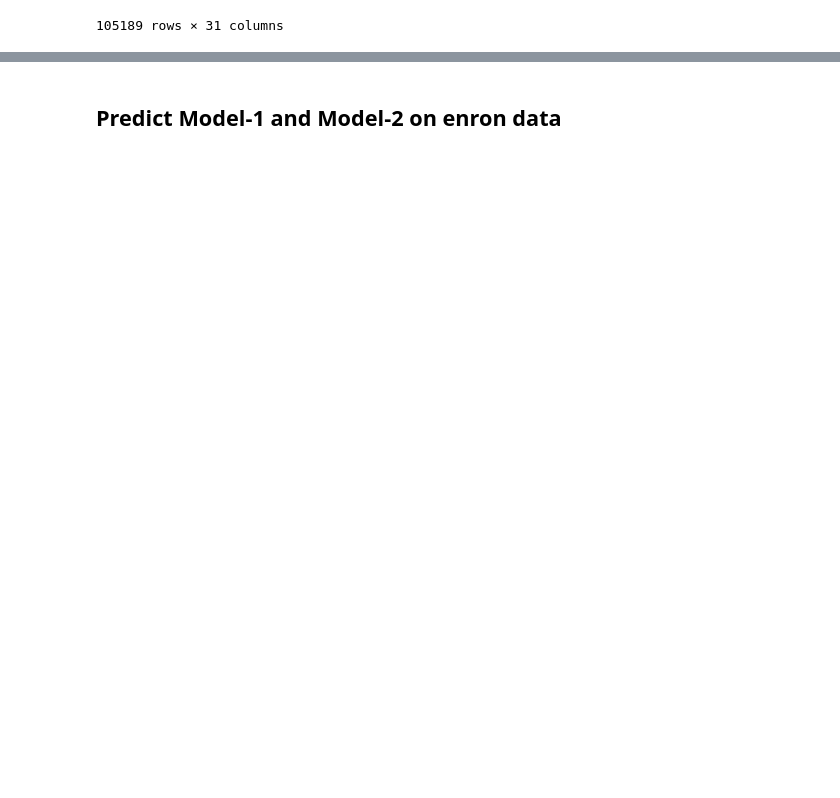
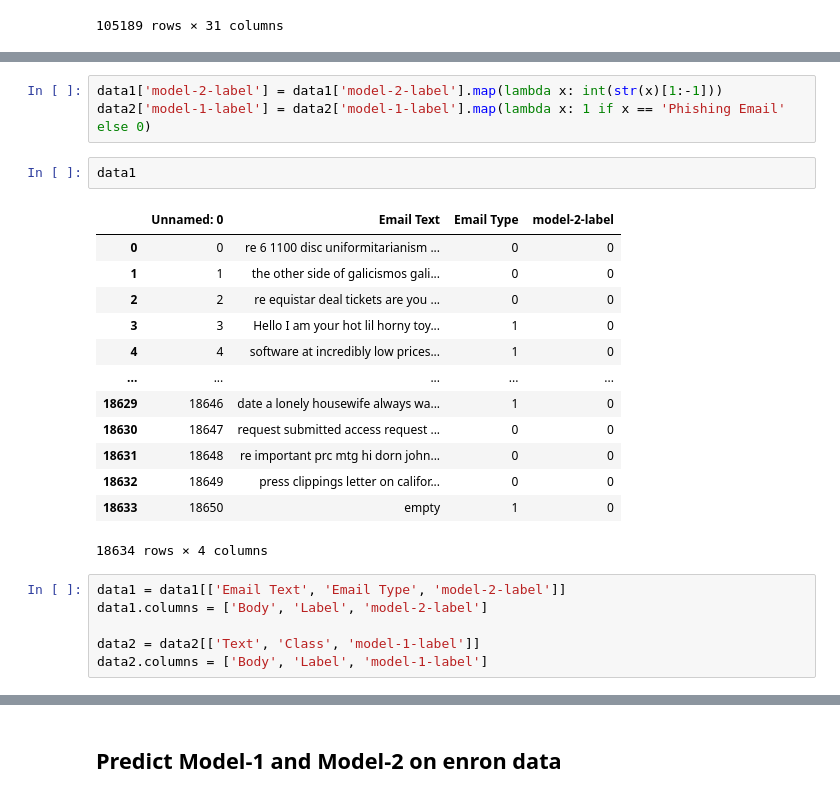
Before and after one commit to advaithsrao/Fraud-Detector, a Jupyter notebook: notebooks/data_explorer.ipynb, the cells around one changed output, grey strips where cells are left out. Drawn from its saved outputs; the diff is of its cells as text; blank space fills up the shorter version.

```diff
--- a/notebooks/data_explorer.ipynb
+++ b/notebooks/data_explorer.ipynb
@@ -755,0 +826,25 @@ data
+# %%
+data1['model-2-label'] = data1['model-2-label'].map(lambda x: int(str(x)[1:-1]))
+data2['model-1-label'] = data2['model-1-label'].map(lambda x: 1 if x == 'Phishing Email' else 0)
+# %%
+data1
+# %% [output]
+|  | Unnamed: 0 | Email Text | Email Type | model-2-label |
+| 0 | 0 | re 6 1100 disc uniformitarianism ... | 0 | 0 |
+| 1 | 1 | the other side of galicismos gali... | 0 | 0 |
+| 2 | 2 | re equistar deal tickets are you ... | 0 | 0 |
+| 3 | 3 | Hello I am your hot lil horny toy... | 1 | 0 |
+| 4 | 4 | software at incredibly low prices... | 1 | 0 |
+| ... | ... | ... | ... | ... |
+| 18629 | 18646 | date a lonely housewife always wa... | 1 | 0 |
+| 18630 | 18647 | request submitted access request ... | 0 | 0 |
+| 18631 | 18648 | re important prc mtg hi dorn john... | 0 | 0 |
+| 18632 | 18649 | press clippings letter on califor... | 0 | 0 |
+| 18633 | 18650 | empty | 1 | 0 |
+18634 rows × 4 columns
+# %%
+data1 = data1[['Email Text', 'Email Type', 'model-2-label']]
+data1.columns = ['Body', 'Label', 'model-2-label']
+
+data2 = data2[['Text', 'Class', 'model-1-label']]
+data2.columns = ['Body', 'Label', 'model-1-label']
```
Also changed, not shown: parts of 56 cells of this notebook, 10 other files.
